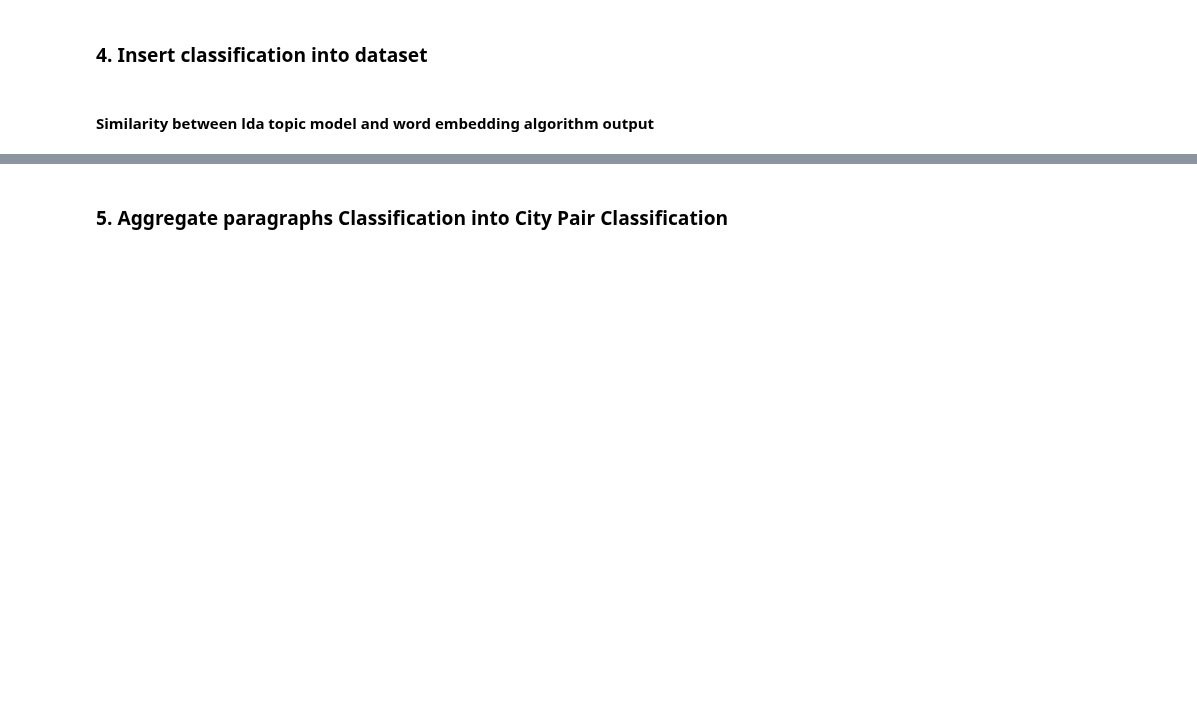
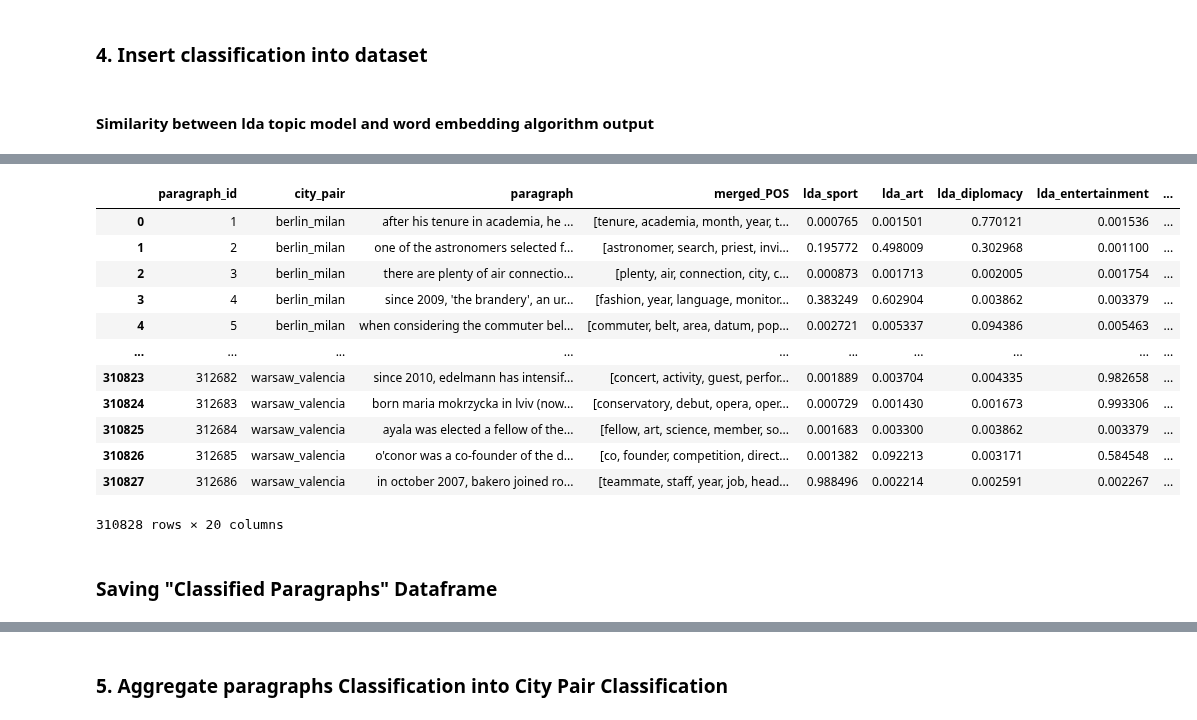
Before and after one commit to seriousdeejay/citynet, a Jupyter notebook: src/analyses/Diederik/Clean Code/3a Word Embedding Categorisation (Final).ipynb, the cells around one changed output, grey strips where cells are left out. Saved outputs shown, nothing was run; the diff lists cells and outputs as text; code cells hidden in the pictures; blank space fills up the shorter version.

Commit message:
Left to do (clean code, and add explanations)

```diff
--- a/src/analyses/Diederik/Clean Code/3a Word Embedding Categorisation (Final).ipynb
+++ b/src/analyses/Diederik/Clean Code/3a Word Embedding Categorisation (Final).ipynb
@@ -36,7 +36,7 @@ lda_topic_words = { #'fashion': fashion_words,
                     'diplomacy': diplomacy_words,
                    'entertainment': entertainment_words,
                    'art': art_words,
-                   # 'education': education_words,
+                   'education': education_words,
                    'transportation': transportation_words,
                    'sport': sport_words}
 # %% [markdown]
@@ -64,7 +64,8 @@ for topic in lda_topic_words:
 from ast import literal_eval
 
 # df = pd.read_csv("../../../../../data/clean/classified_435_citypairs_311k_paragraphs.csv")
-df = pd.read_csv("../../../../../data/clean/classified_50cities_740citypairs_400k_paragraphs.csv")
+# df = pd.read_csv("../../../../../data/clean/classified_50cities_740citypairs_400k_paragraphs.csv")
+df =  pd.read_csv("../../../../../data/clean/lda_classified_30cities_435citypairs_311k_paragraphs.csv")
 df['merged_POS'] = df['merged_POS'].apply(literal_eval)
 # %%
 from ast import literal_eval
@@ -221,0 +192,18 @@ Name: embedding_dominant, dtype: float64
+# %%
+updated_df
+# %% [output]
+|  | paragraph_id | city_pair | paragraph | merged_POS | lda_sport | lda_art | lda_diplomacy | lda_entertainment | ... |
+| 0 | 1 | berlin_milan | after his tenure in academia, he ... | [tenure, academia, month, year, t... | 0.000765 | 0.001501 | 0.770121 | 0.001536 | ... |
+| 1 | 2 | berlin_milan | one of the astronomers selected f... | [astronomer, search, priest, invi... | 0.195772 | 0.498009 | 0.302968 | 0.001100 | ... |
+| 2 | 3 | berlin_milan | there are plenty of air connectio... | [plenty, air, connection, city, c... | 0.000873 | 0.001713 | 0.002005 | 0.001754 | ... |
+| 3 | 4 | berlin_milan | since 2009, 'the brandery', an ur... | [fashion, year, language, monitor... | 0.383249 | 0.602904 | 0.003862 | 0.003379 | ... |
+| 4 | 5 | berlin_milan | when considering the commuter bel... | [commuter, belt, area, datum, pop... | 0.002721 | 0.005337 | 0.094386 | 0.005463 | ... |
+| ... | ... | ... | ... | ... | ... | ... | ... | ... | ... |
+| 310823 | 312682 | warsaw_valencia | since 2010, edelmann has intensif... | [concert, activity, guest, perfor... | 0.001889 | 0.003704 | 0.004335 | 0.982658 | ... |
+| 310824 | 312683 | warsaw_valencia | born maria mokrzycka in lviv (now... | [conservatory, debut, opera, oper... | 0.000729 | 0.001430 | 0.001673 | 0.993306 | ... |
+| 310825 | 312684 | warsaw_valencia | ayala was elected a fellow of the... | [fellow, art, science, member, so... | 0.001683 | 0.003300 | 0.003862 | 0.003379 | ... |
+| 310826 | 312685 | warsaw_valencia | o'conor was a co-founder of the d... | [co, founder, competition, direct... | 0.001382 | 0.092213 | 0.003171 | 0.584548 | ... |
+| 310827 | 312686 | warsaw_valencia | in october 2007, bakero joined ro... | [teammate, staff, year, job, head... | 0.988496 | 0.002214 | 0.002591 | 0.002267 | ... |
+310828 rows × 20 columns
+# %% [markdown]
+### Saving "Classified Paragraphs" Dataframe
```
Also changed, not shown: parts of 33 cells of this notebook, 1 other file.
